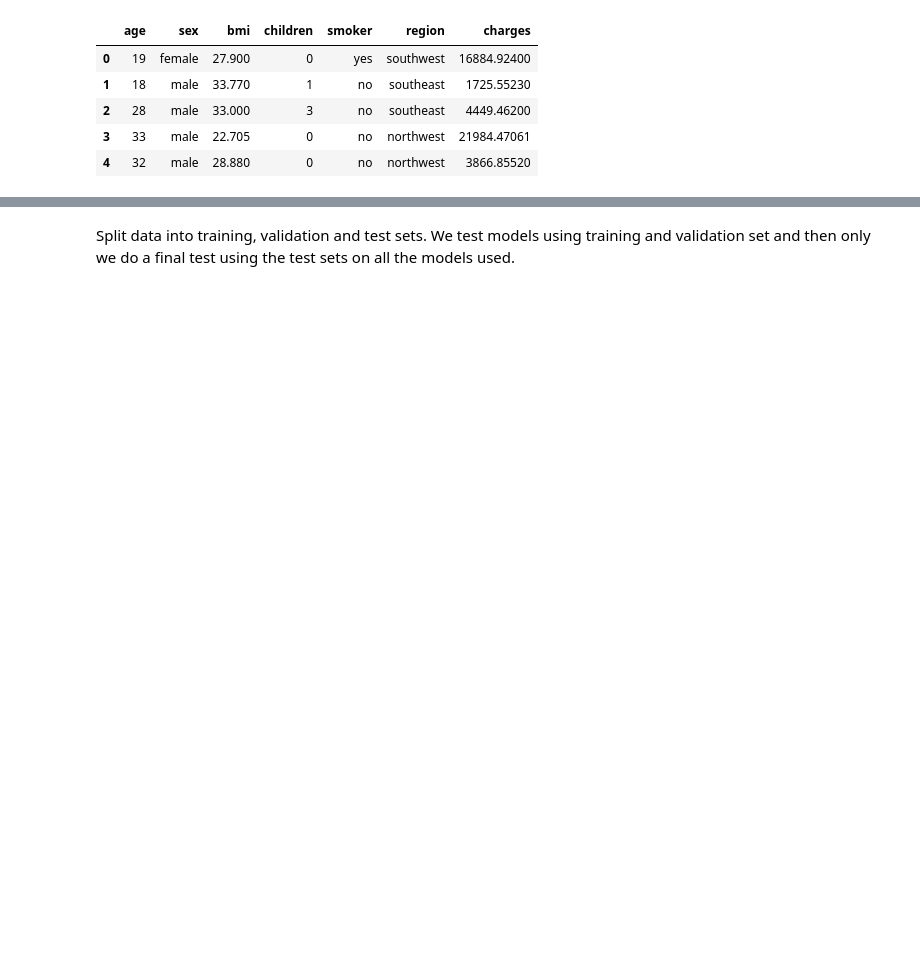
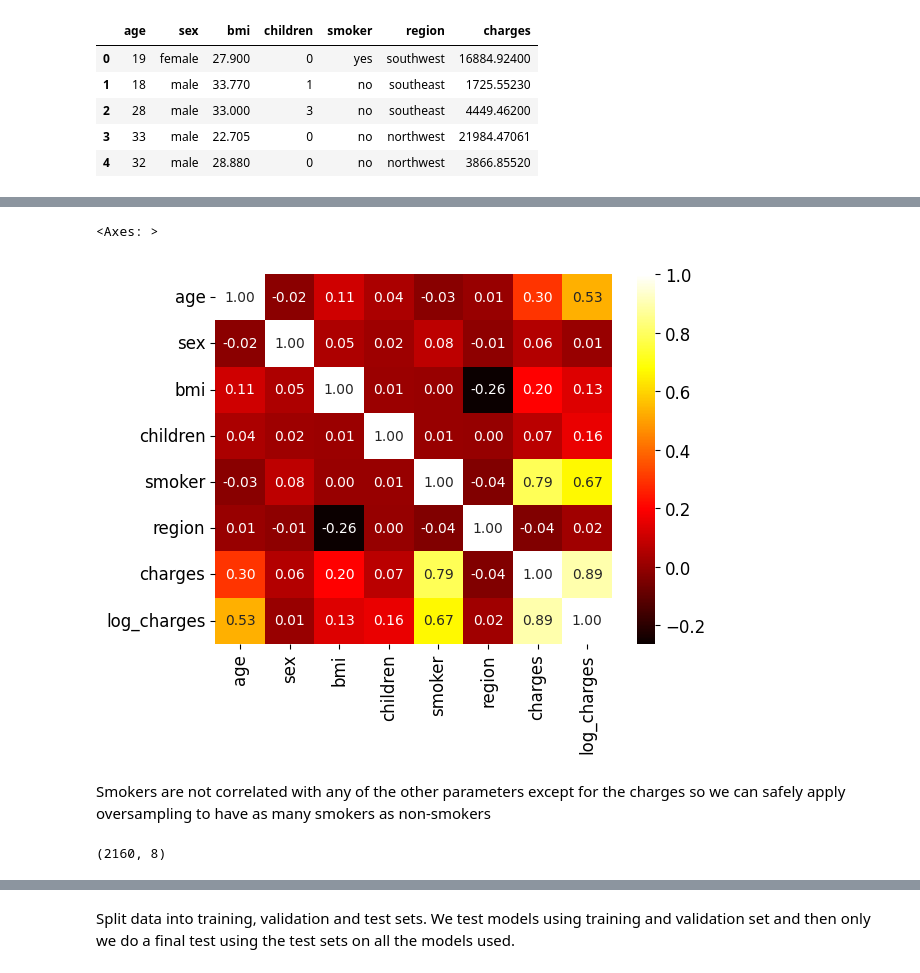
Before and after one commit to Ahsanfyfy/Project-Group-3, a Jupyter notebook: preprocessing.ipynb, the cells around one changed output, grey strips where cells are left out. Drawn from its saved outputs; the diff is of its cells as text; code cells hidden in the pictures; blank space fills up the shorter version.

```diff
--- a/preprocessing.ipynb
+++ b/preprocessing.ipynb
@@ -14,0 +101,16 @@ df.head(5)
+# %%
+sns.heatmap(df.corr(), cmap='hot', annot=True, fmt=".2f")
+# %% [output]
+<Axes: >
+[figure, added]
+# %% [markdown]
+Smokers are not correlated with any of the other parameters except for the charges so we can safely apply oversampling to have as many smokers as non-smokers
+# %%
+smokers = df[df["smoker"] == 1]
+smoker_df = df
+while abs(df["smoker"].mean() - 0.5) > 0.01:
+    smoker_df = pd.concat([smoker_df, smokers], ignore_index=True)
+
+df.shape
+# %% [output]
+(2160, 8)
```
Also changed, not shown: parts of 19 cells of this notebook, 1 other file.
